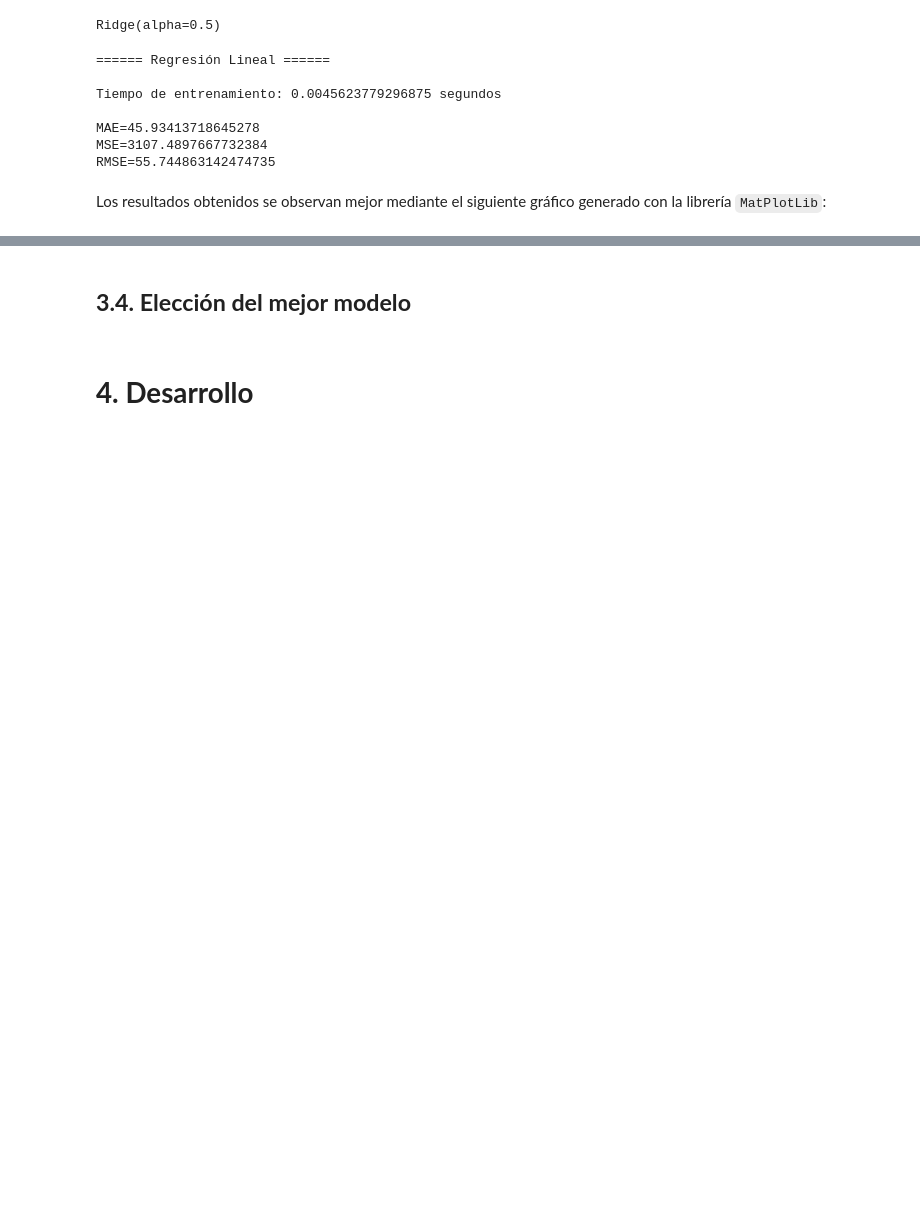
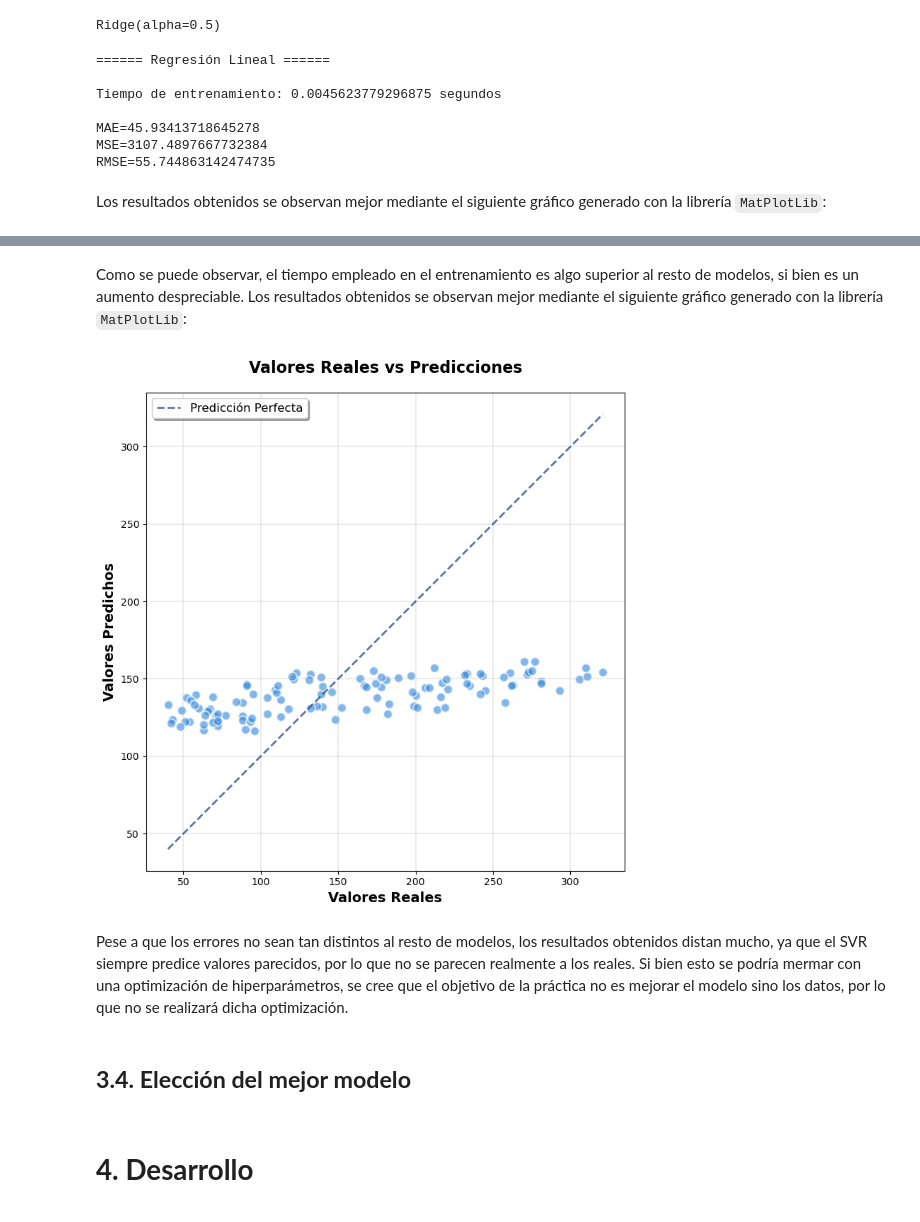
Before and after one commit to ManuGPR/BioIA, a Jupyter notebook: main.ipynb, the cells around one changed output, grey strips where cells are left out. Saved outputs shown, nothing was run; the diff lists cells and outputs as text; code cells hidden in the pictures; blank space fills up the shorter version.

```diff
--- a/main.ipynb
+++ b/main.ipynb
@@ -198,3 +303,32 @@ plt.show()
+# %% [markdown]
+Como se puede observar, el tiempo empleado en el entrenamiento es algo superior al resto de modelos, si bien es un aumento despreciable. Los resultados obtenidos se observan mejor mediante el siguiente gráfico generado con la librería `MatPlotLib`:
+# %%
+import numpy as np
+
+fig, ax = plt.subplots(figsize=(8, 8))
+
+ax.scatter(Y_test, y_pred, s=80, alpha=0.6, color='#2E86DE',
+          edgecolors='white', linewidth=1.5)
+
+# Línea de predicción perfecta (y=x)
+min_val = min(Y_test.min().item(), y_pred.min().item())
+max_val = max(Y_test.max().item(), y_pred.max().item())
+ax.plot([min_val, max_val], [min_val, max_val], '--',
+        linewidth=2, label='Predicción Perfecta', alpha=0.7, color="#1E3A8A")
+
+ax.set_xlabel('Valores Reales', fontsize=14, fontweight='bold')
+ax.set_ylabel('Valores Predichos', fontsize=14, fontweight='bold')
+ax.set_title('Valores Reales vs Predicciones',
+             fontsize=16, fontweight='bold', pad=20)
+ax.legend(fontsize=12, frameon=True, shadow=True)
+ax.grid(True, alpha=0.3, linestyle='-', linewidth=1.2)
+ax.set_aspect('equal', adjustable='box')
+plt.tight_layout()
+plt.show()
+# %% [output]
+[figure, added]
+# %% [markdown]
+Pese a que los errores no sean tan distintos al resto de modelos, los resultados obtenidos distan mucho, ya que el SVR siempre predice valores parecidos, por lo que no se parecen realmente a los reales. Si bien esto se podría mermar con una optimización de hiperparámetros, se cree que el objetivo de la práctica no es mejorar el modelo sino los datos, por lo que no se realizará dicha optimización.
 # %% [markdown]
 ## **3.4. Elección del mejor modelo**
 <a href="base-model-election"></a>
```
Also changed, not shown: parts of 9 cells of this notebook.
